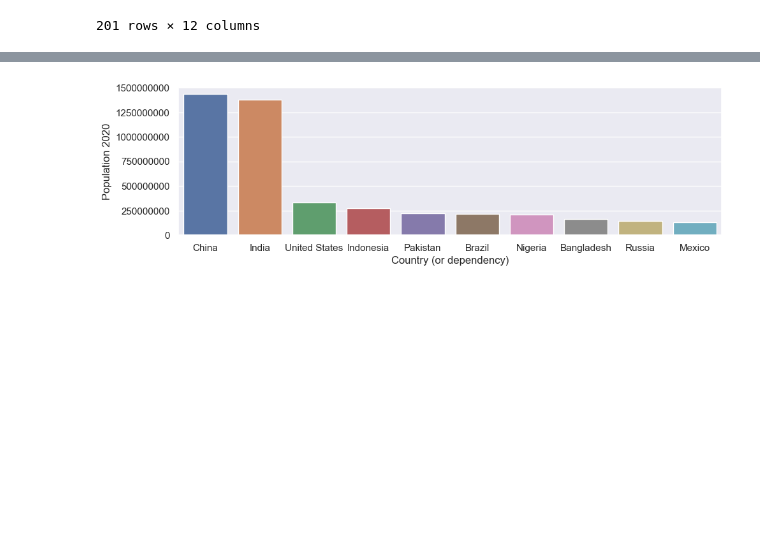
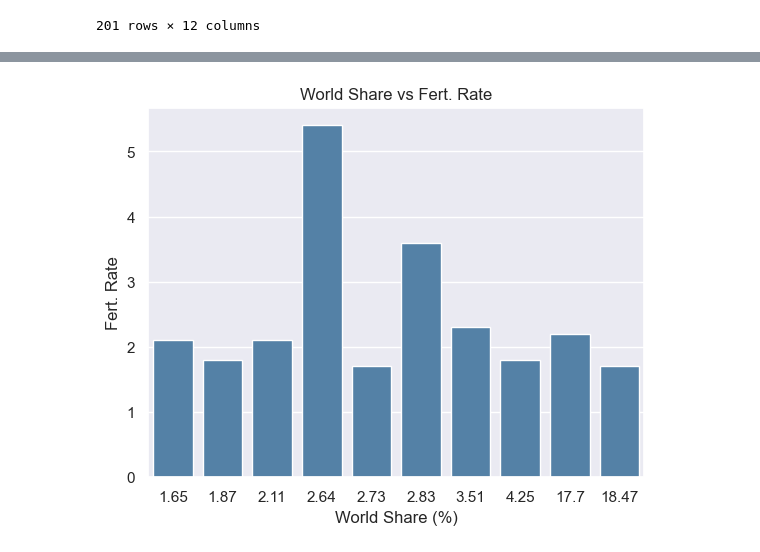
Before and after one commit to ChairmanTee/HTH_BUILD_SUMMER_2022, a Jupyter notebook: Finding-an-Interesting-Dataset-OA/Population_data.ipynb, the cells around one changed output, grey strips where cells are left out. Drawn from its saved outputs; the diff is of its cells as text; code cells hidden in the pictures; blank space fills up the shorter version.

```diff
--- a/Finding-an-Interesting-Dataset-OA/Population_data.ipynb
+++ b/Finding-an-Interesting-Dataset-OA/Population_data.ipynb
@@ -143,10 +162,7 @@ seaborn.heatmap(Population_data[['Fert. Rate', 'World Share']].corr(), annot = T
-# %%
-# Bar chart showing the top 10 most populous countries in the world
-from matplotlib.ticker import FormatStrFormatter
-seaborn.set(rc={'figure.figsize':(11,3)})
-Population_chart=seaborn.barplot(data = Population_data.head(10),x = 'Country (or dependency)',y = 'Population 2020')
-Population_chart.set_ylim(0,1.5e9)
-Population_chart.yaxis.set_major_formatter(FormatStrFormatter("%.f")) # major axis formattter
-# Population_chart.bar_label(Population_data['Population 2020'].head(10).tolist())
-# %% [output]
-[figure, removed]
+# %%
+# Correllation between fertility rate and world share
+ax = sns.barplot(x='World Share', y='Fert. Rate', data = Population_data.head(10), color='steelblue')
+ax.set(xlabel='World Share (%)', ylabel='Fert. Rate', title='World Share vs Fert. Rate')
+plt.show()
+# %% [output]
+[figure, added]
```
Also changed, not shown: parts of 6 cells of this notebook, 1 other file.
